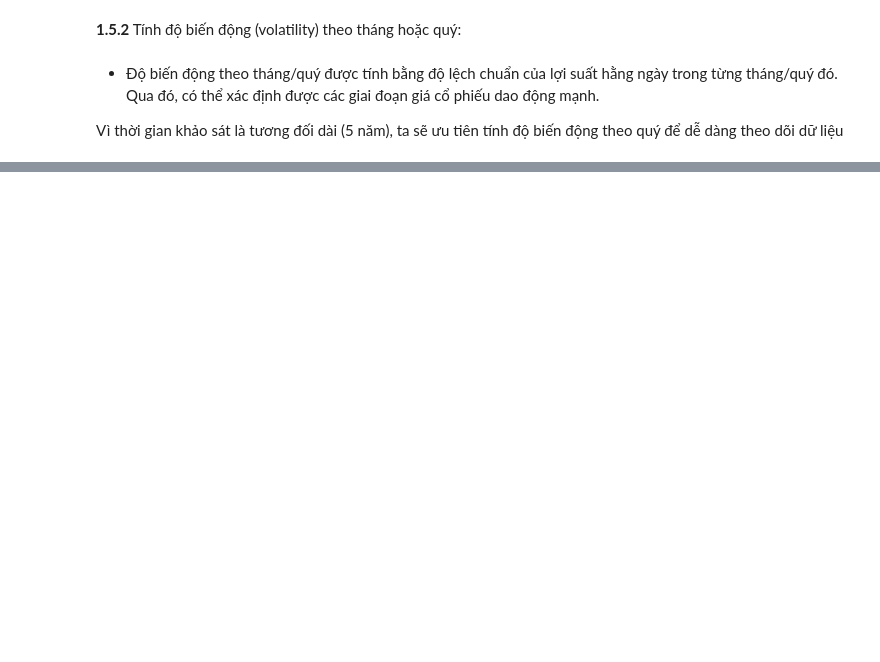
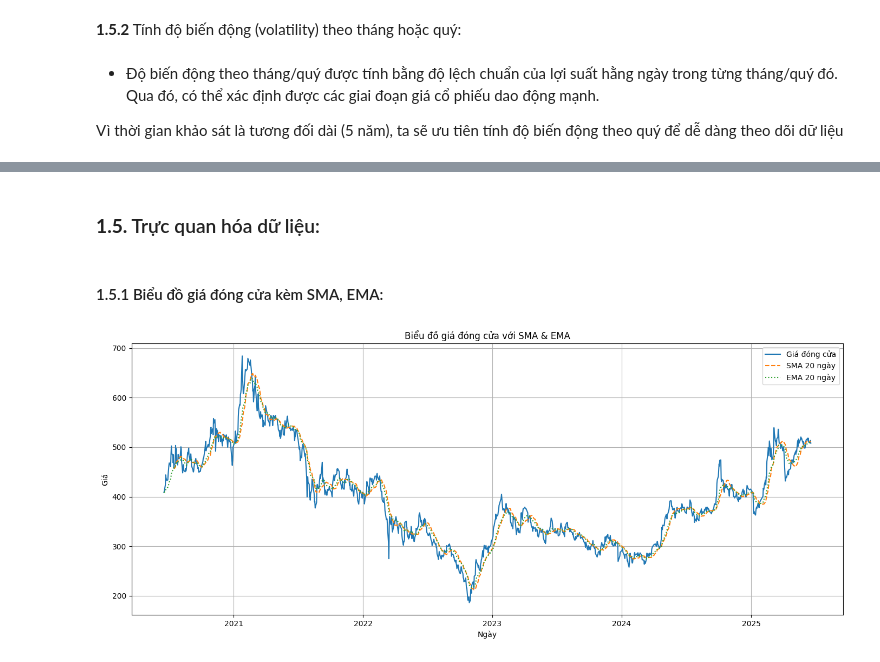
Before and after one commit to giang2011-ai/final_exam, a Jupyter notebook: final_exam.ipynb, the cells around one changed output, grey strips where cells are left out. Drawn from its saved outputs; the diff is of its cells as text; code cells hidden in the pictures; blank space fills up the shorter version.

```diff
--- a/final_exam.ipynb
+++ b/final_exam.ipynb
@@ -226,0 +283,18 @@ Freq: Q-DEC, Name: Daily Return, dtype: float64
+# %% [markdown]
+### **1.5.** Trực quan hóa dữ liệu:
+# %% [markdown]
+#### 1.5.1  Biểu đồ giá đóng cửa kèm SMA, EMA:
+# %%
+plt.figure(figsize=(14, 6))
+plt.plot(df['Date'], df['Close'], label='Giá đóng cửa', linewidth=1.5)
+plt.plot(df['Date'], df['SMA_20'], label='SMA 20 ngày', linestyle='--')
+plt.plot(df['Date'], df['EMA20'], label='EMA 20 ngày', linestyle=':')
+plt.title('Biểu đồ giá đóng cửa với SMA & EMA')
+plt.xlabel('Ngày')
+plt.ylabel('Giá')
+plt.legend()
+plt.grid(True)
+plt.tight_layout()
+plt.show()
+# %% [output]
+[figure, added]
```
Also changed, not shown: parts of 31 cells of this notebook.
